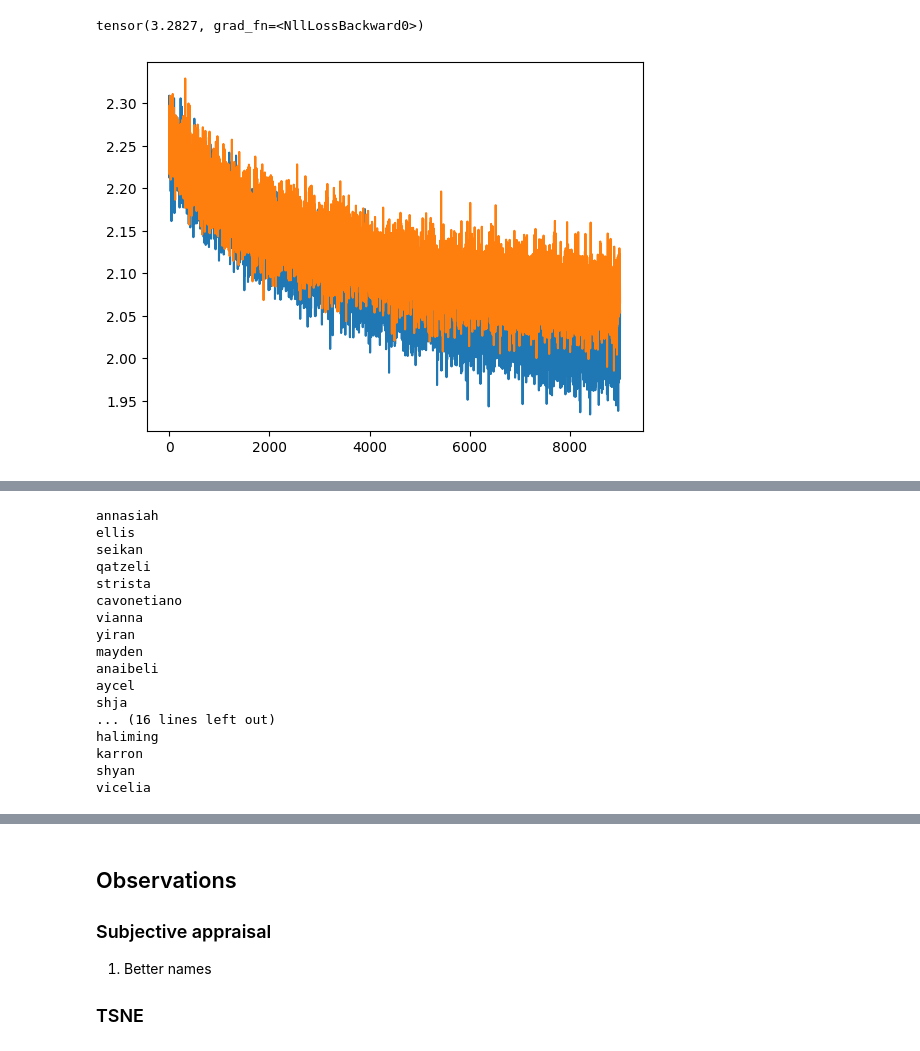
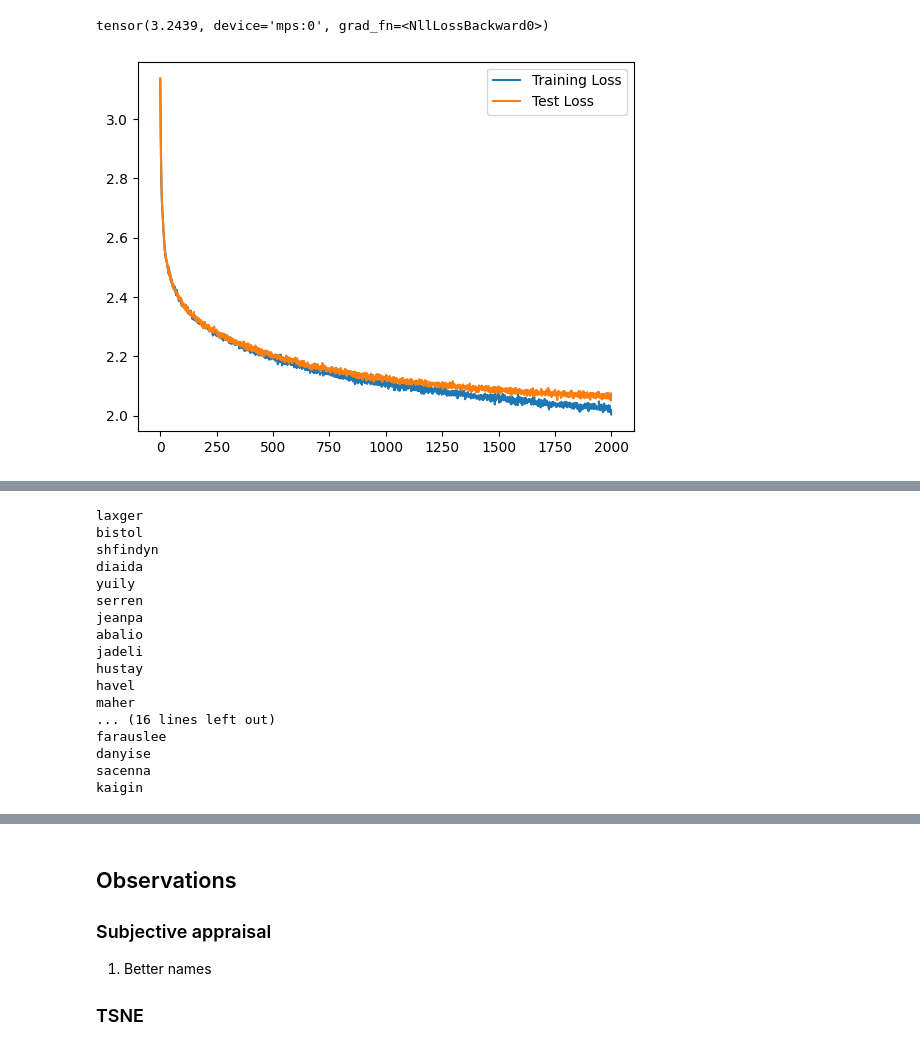
Before and after one commit to peteryushunli/makemore-utils-nbs, a Jupyter notebook: nbs/mlp.ipynb, the cells around one changed output, grey strips where cells are left out. Drawn from its saved outputs; the diff is of its cells as text; code cells hidden in the pictures.

Commit message:
using mps backend

```diff
--- a/nbs/mlp.ipynb
+++ b/nbs/mlp.ipynb
@@ -15,3 +18,15 @@ import torch
+# %%
+# Set up MPS if available
+if not torch.backends.mps.is_available():
+    if not torch.backends.mps.is_built():
+        print("MPS not available because the current PyTorch install was not "
+              "built with MPS enabled.")
+    else:
+        print("MPS not available because the current MacOS version is not 12.3+ "
+              "and/or you do not have an MPS-enabled device on this machine.")
+
+else:
+    device = torch.device("mps")
 # %%
 # Read file and create training and test sets
 names, vocab, max_length = create_dataset('../names.txt')
@@ -146,16 +163,18 @@ logits, loss = model(xb,yb)
 ## Add batchnorm
 # %%
 # Set up optimizer and model
-batch_size = 32
+batch_size = 512
 train_dataloader = DataLoader(train_data, batch_size=batch_size, shuffle=True)
-model = MLP(vocab_size)
+model = MLP(vocab_size).to(device)
 optimizer = Adam(model.parameters(), lr=0.001)
 # %%
 xb, yb = next(iter(train_dataloader))
+xb = xb.to(device)
+yb = yb.to(device)
 logits, loss = model(xb,yb)
 print(loss)
 # %% [output]
-tensor(3.2827, grad_fn=<NllLossBackward0>)
+tensor(3.2439, device='mps:0', grad_fn=<NllLossBackward0>)
 # %%
 # ## Optimal lr sweep
 # import matplotlib.pyplot as plt
@@ -174,14 +193,16 @@ te_loss = []
 # %%
 lr = 0.001
 optimizer = Adam(model.parameters(), lr=lr)
-n_epochs = 2000
+n_epochs = 1000
 for steps in range(n_epochs):
     xb, yb = next(iter(train_dataloader))
+    xb = xb.to(device)
+    yb = yb.to(device)
     logits, loss = model(xb,yb)
     optimizer.zero_grad()
     loss.backward()
     optimizer.step()
-    ltr, lte = evaluate_loss(model, train_dataloader, test_dataloader, num_batches=10)
+    ltr, lte = evaluate_loss(model, train_dataloader, test_dataloader, device, num_batches=10)
     tr_loss.append(ltr)
     te_loss.append(lte)
     # print(loss.item())
@@ -191,13 +212,14 @@ for steps in range(n_epochs):
 # %%
 ## Plot loss
 import matplotlib.pyplot as plt
 
-plt.plot(tr_loss[1000:])
-plt.plot(te_loss[1000:])
+plt.plot(tr_loss, label='Training Loss')  # Plot training loss
+plt.plot(te_loss, label='Test Loss')
 
+plt.legend()
 plt.show()
 
 print('training loss: ', round(torch.mean(torch.tensor(tr_loss[-100:])).item(),4)),
 print('validation loss: ', round((torch.mean(torch.tensor(te_loss[-100:]))).item(),4))
 # %% [output]
-[figure, old version]
+[figure, new version]
@@ -206,24 +228,24 @@ validation loss:  2.0781
 # %%
 ## Pretty print the samples
-print_samples(model, train_data, max_length, num=32)
+print_samples(model, train_data, max_length, device, num=32)
 # %% [output]
-annasiah
-ellis
-seikan
-qatzeli
-strista
-cavonetiano
-vianna
-yiran
-mayden
-anaibeli
-aycel
-shja
+laxger
+bistol
+shfindyn
+diaida
+yuily
+serren
+jeanpa
+abalio
+jadeli
+hustay
+havel
+maher
 ... (16 lines left out)
-haliming
-karron
-shyan
-vicelia
+farauslee
+danyise
+sacenna
+kaigin
 # %%
 ## Plot tsne or pca for embeddings
 # t-SNE example:
```
Also changed, not shown: parts of 4 cells of this notebook, 2 other files.
